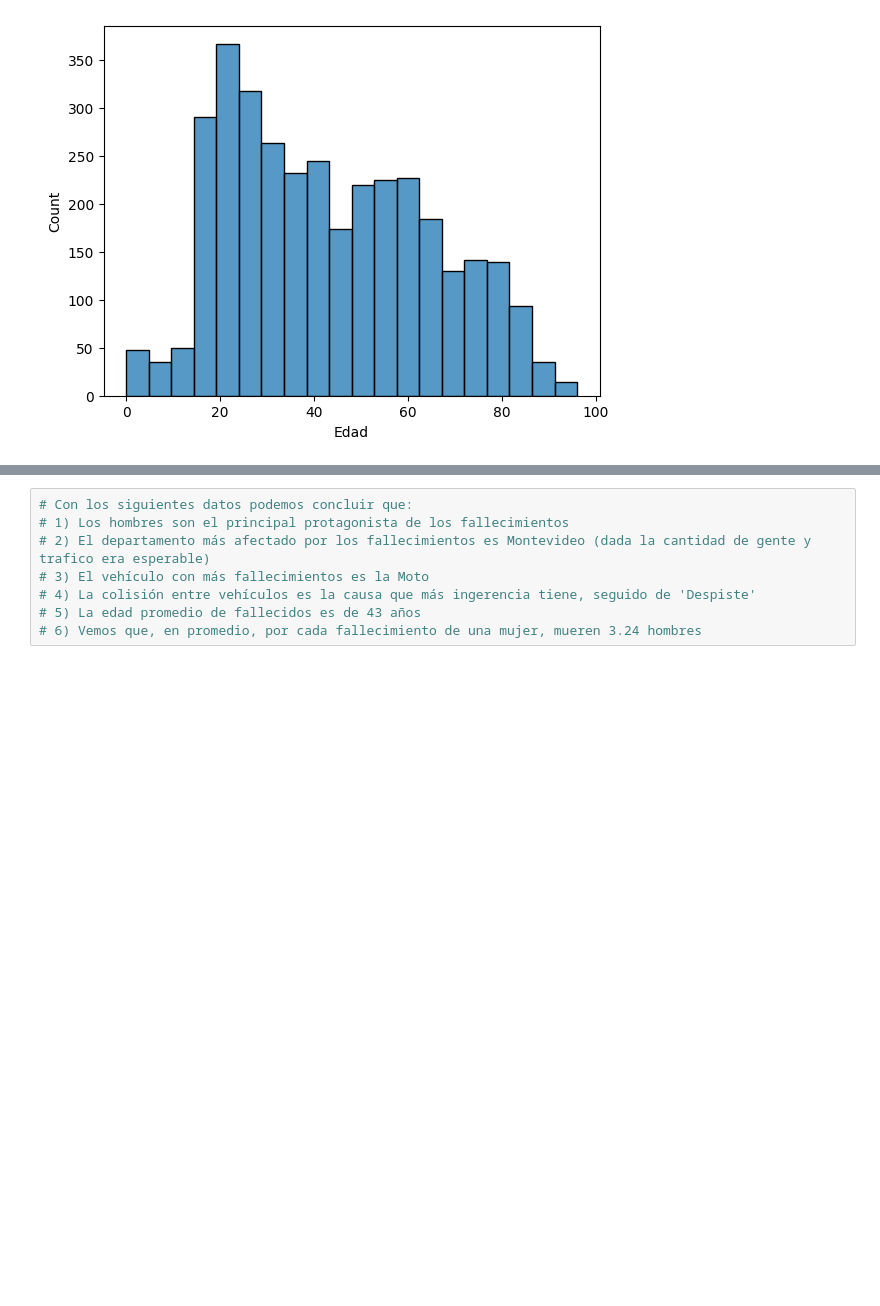
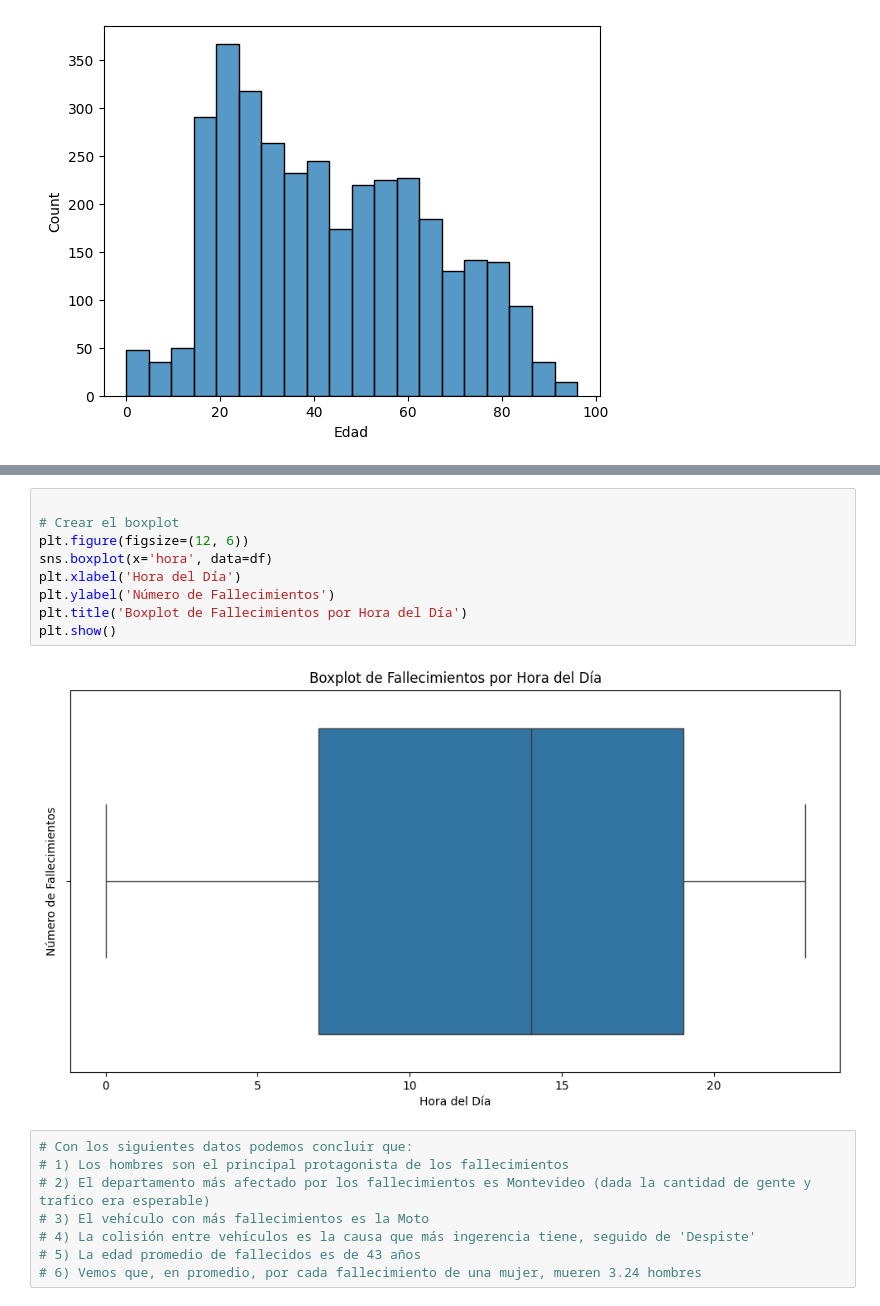
Before and after one commit to ChristianDzk/datascience, a Jupyter notebook: Primer Entrega.ipynb, the cells around one changed output, grey strips where cells are left out. Cells and saved outputs as stored; diff of their text form; blank space fills up the shorter version.

```diff
--- a/Primer Entrega.ipynb
+++ b/Primer Entrega.ipynb
@@ -204,5 +181,16 @@ M    2657
 Name: Fallecidos, dtype: int64
 Por cada fallecimiento de una mujer, mueren 3.24 hombres
+# %%
+
+# Crear el boxplot
+plt.figure(figsize=(12, 6))
+sns.boxplot(x='hora', data=df)
+plt.xlabel('Hora del Día')
+plt.ylabel('Número de Fallecimientos')
+plt.title('Boxplot de Fallecimientos por Hora del Día')
+plt.show()
+# %% [output]
+[figure, added]
 # %%
 # Con los siguientes datos podemos concluir que:
 # 1) Los hombres son el principal protagonista de los fallecimientos
```
Also changed, not shown: parts of 6 cells of this notebook.
